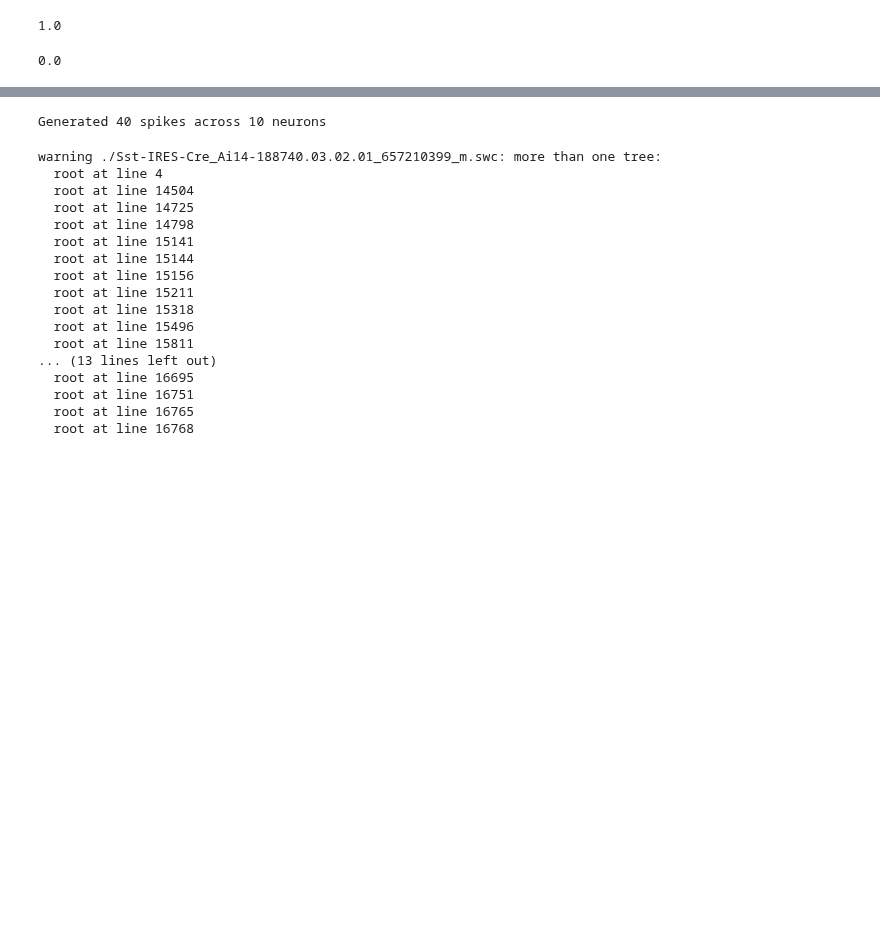
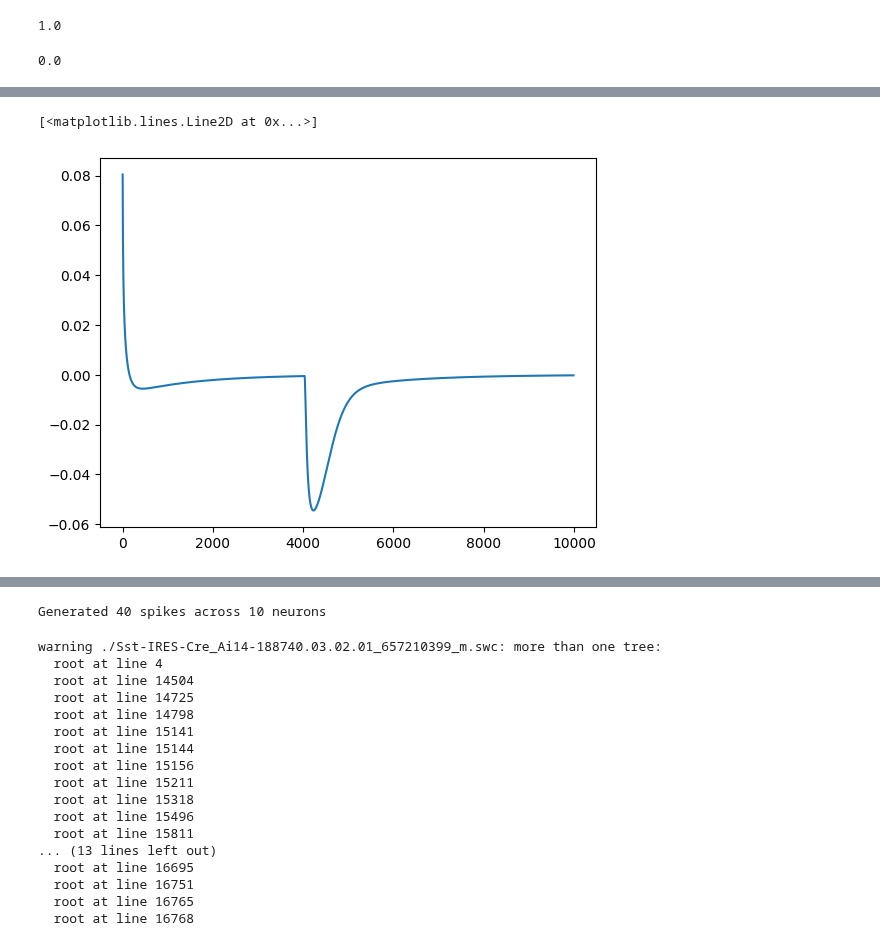
Before and after one commit to ddopp4877/single-cell-tuning, a Jupyter notebook: stim_synapses.ipynb, the cells around one changed output, grey strips where cells are left out. Cells and saved outputs as stored; diff of their text form; code cells hidden in the pictures; blank space fills up the shorter version.

```diff
--- a/stim_synapses.ipynb
+++ b/stim_synapses.ipynb
@@ -176,0 +190,41 @@ def inhomogeneous_poisson_timestamps(lambdas, win_length, dt=1.0, start_time=0.0
+# %%
+cell = AllenCell(0,soma_diam_multiplier=6)
+syn_params =  {
+            'initW': 3,
+            'tau_r_AMPA': 5,
+            'tau_d_AMPA': 4,
+            'Use': 0.13,
+            'Dep': 0.,
+            'Fac': 200.,
+            'NMDA_ratio': 1.5
+        }
+
+ts, vs,ics = [],[],[]
+for i, time in enumerate(event_times):
+
+    syn = getattr(h, "AMPA_NMDA_STP")(cell.proximal_dends[0](0.5))
+    for param, val in syn_params.items():
+        if hasattr(syn, param):
+            setattr(syn, param, val)
+    vec = h.Vector(time)
+    stim = h.VecStim()
+    stim.play(vec)
+    nc = h.NetCon(stim, syn)
+    nc.weight[0] = syn_params.get('initW', 0.001)
+
+    vc = h.VClamp(cell.soma[0](0.5))
+    vc.dur[0] = 500   # ms
+    vc.amp[0] = -65   # mV
+
+    ic = h.Vector().record(vc._ref_i)
+    tvec = h.Vector().record(h._ref_t)
+    vvec = h.Vector().record(cell.soma[0](0.5)._ref_v)  # somatic Vm
+
+    # Simulation control
+    h.finitialize(cell.Vinit)
+    h.tstop = 1000.0  # ms
+    h.run()
+
+    ts.append(np.array(tvec))
+    vs.append(np.array(vvec))
+    ics.append(np.array(ic))
@@ -176,0 +249,5 @@ def inhomogeneous_poisson_timestamps(lambdas, win_length, dt=1.0, start_time=0.0
+# %%
+plt.plot(ics[0][10:10000])
+# %% [output]
+[<matplotlib.lines.Line2D at 0x...>]
+[figure, added]
```
Also changed, not shown: parts of 25 cells of this notebook.
